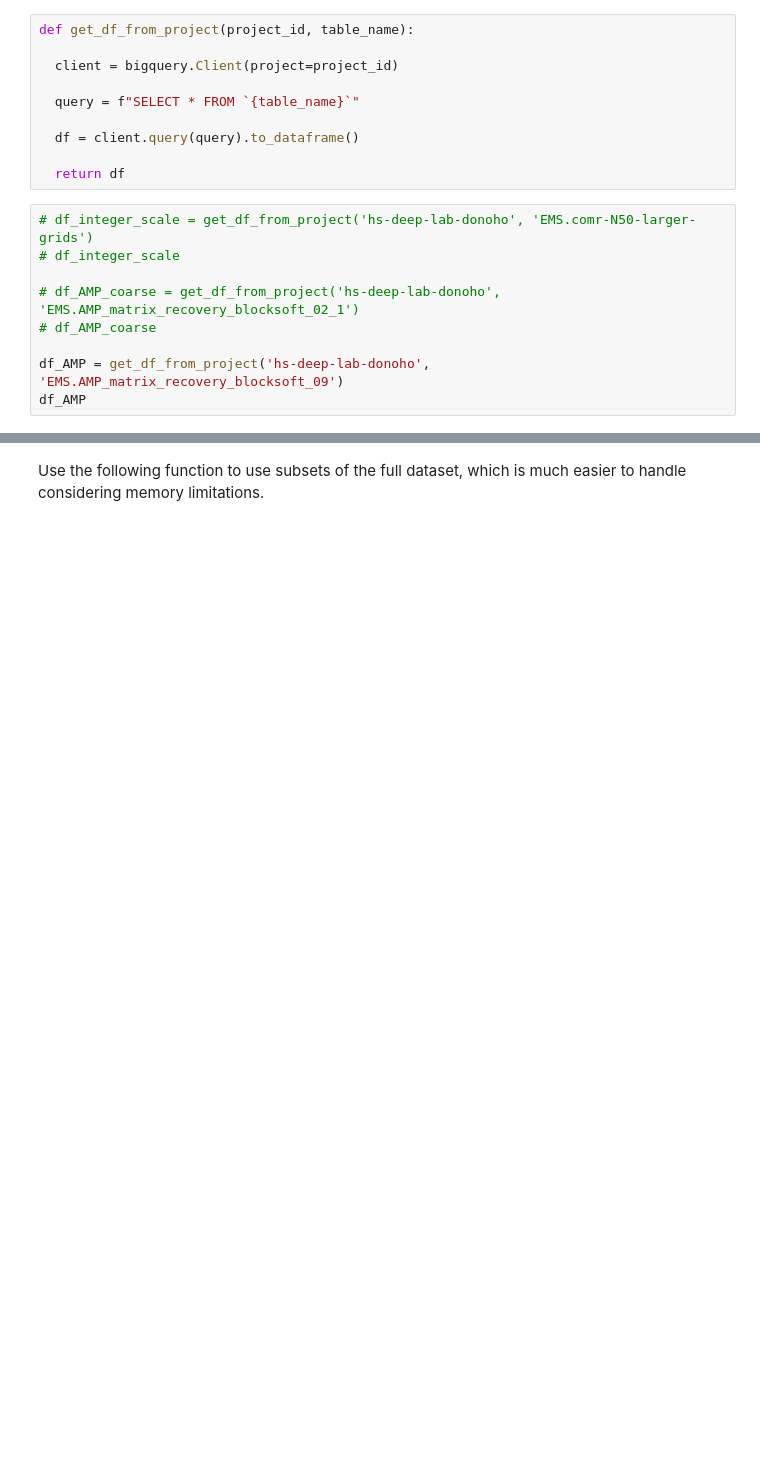
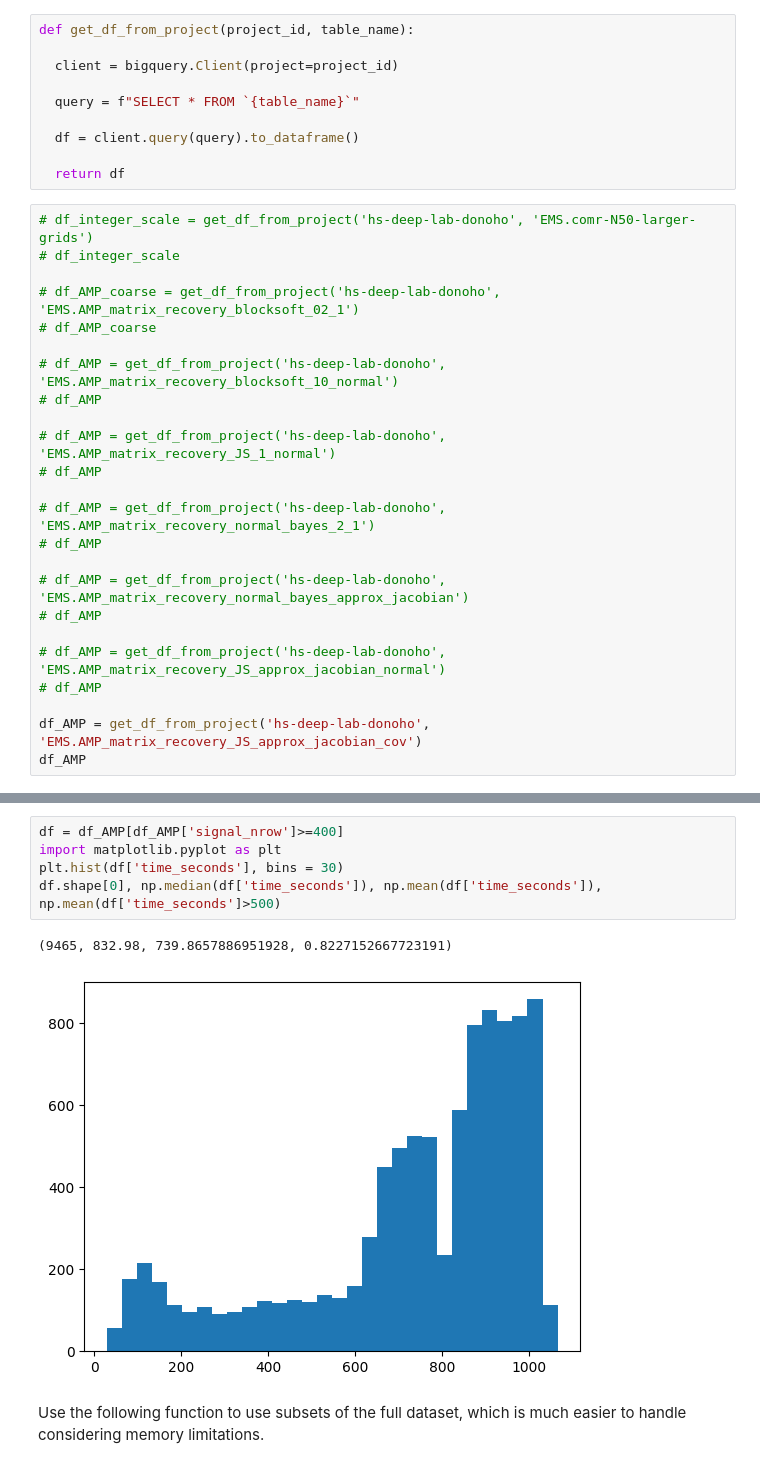
Before and after one commit to apd1995/SoftSense-and-SteinSense, a Jupyter notebook: updating_params.ipynb, the cells around one changed output, grey strips where cells are left out. Saved outputs shown, nothing was run; the diff lists cells and outputs as text; blank space fills up the shorter version.

```diff
--- a/updating_params.ipynb
+++ b/updating_params.ipynb
@@ -47,6 +48,21 @@ def get_df_from_project(project_id, table_name):
 # df_AMP_coarse = get_df_from_project('hs-deep-lab-donoho', 'EMS.AMP_matrix_recovery_blocksoft_02_1')
 # df_AMP_coarse
 
-df_AMP = get_df_from_project('hs-deep-lab-donoho', 'EMS.AMP_matrix_recovery_blocksoft_09')
+# df_AMP = get_df_from_project('hs-deep-lab-donoho', 'EMS.AMP_matrix_recovery_blocksoft_10_normal')
+# df_AMP
+
+# df_AMP = get_df_from_project('hs-deep-lab-donoho', 'EMS.AMP_matrix_recovery_JS_1_normal')
+# df_AMP
+
+# df_AMP = get_df_from_project('hs-deep-lab-donoho', 'EMS.AMP_matrix_recovery_normal_bayes_2_1')
+# df_AMP
+
+# df_AMP = get_df_from_project('hs-deep-lab-donoho', 'EMS.AMP_matrix_recovery_normal_bayes_approx_jacobian')
+# df_AMP
+
+# df_AMP = get_df_from_project('hs-deep-lab-donoho', 'EMS.AMP_matrix_recovery_JS_approx_jacobian_normal')
+# df_AMP
+
+df_AMP = get_df_from_project('hs-deep-lab-donoho', 'EMS.AMP_matrix_recovery_JS_approx_jacobian_cov')
 df_AMP
 # %% [output]
@@ -67,3 +100,11 @@ Warning: total number of rows (279353) exceeds max_rows (20000). Falling back to
+# %%
+df = df_AMP[df_AMP['signal_nrow']>=400]
+import matplotlib.pyplot as plt
+plt.hist(df['time_seconds'], bins = 30)
+df.shape[0], np.median(df['time_seconds']), np.mean(df['time_seconds']), np.mean(df['time_seconds']>500)
+# %% [output]
+(9465, 832.98, 739.8657886951928, 0.8227152667723191)
+[figure, added]
 # %% [markdown]
 Use the following function to use subsets of the full dataset, which is much easier to handle considering memory limitations.
 # %%
```
Also changed, not shown: parts of 83 cells of this notebook.
